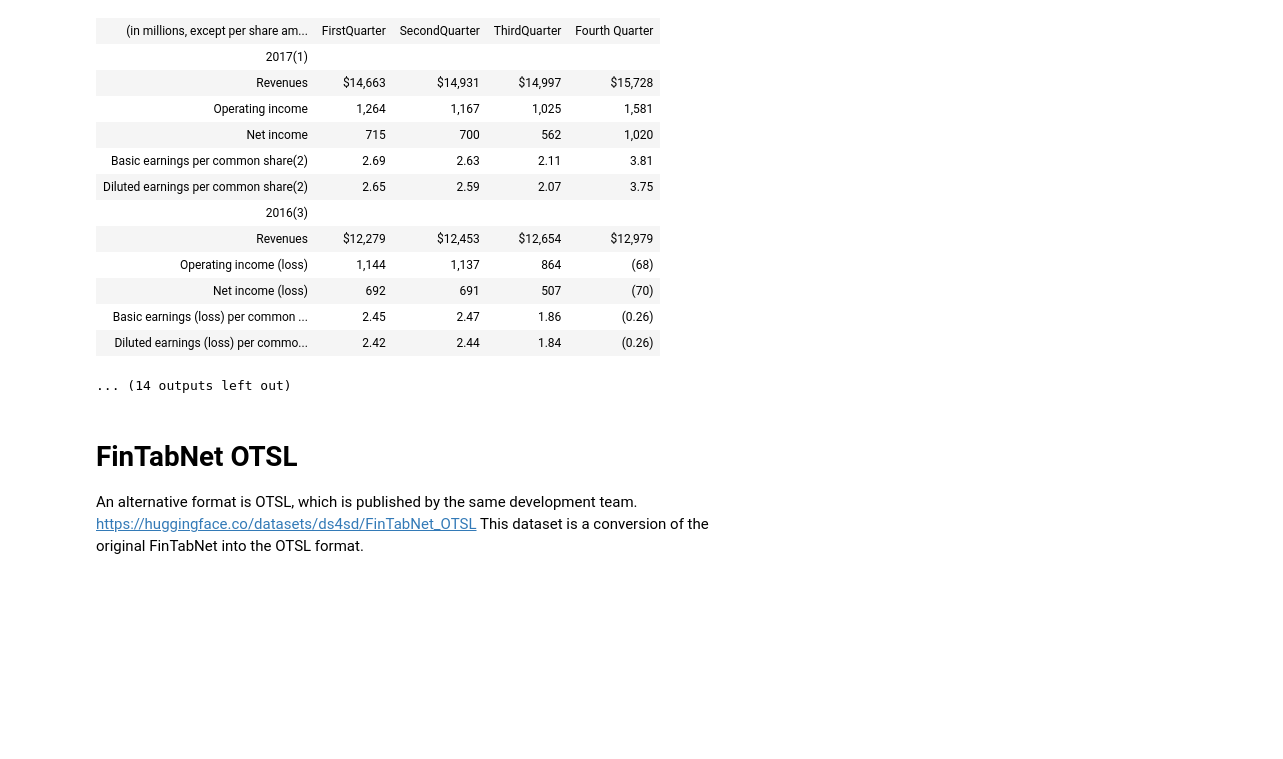
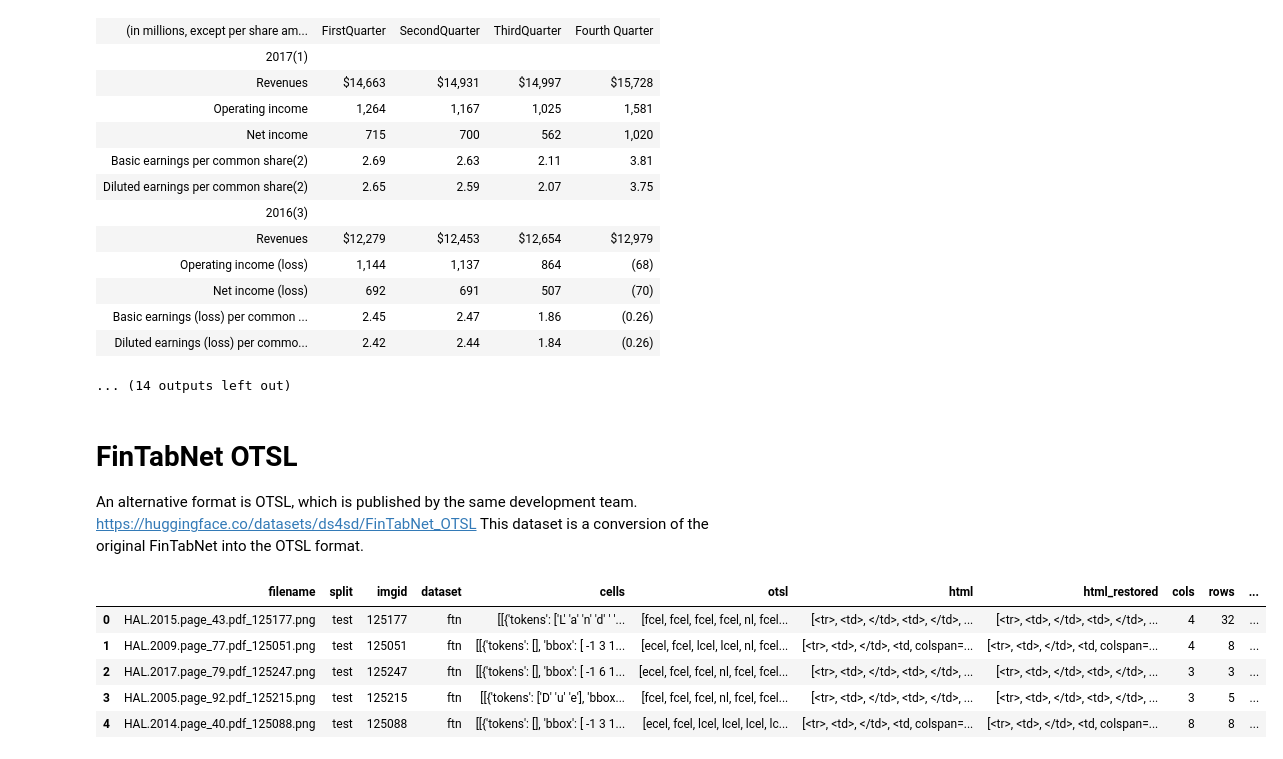
Before and after one commit to alan-turing-institute/fairness-monitoring, a Jupyter notebook: notebooks/eda-fin-data.ipynb, the cells around one changed output. Cells and saved outputs as stored; diff of their text form; code cells hidden in the pictures; blank space fills up the shorter version.

```diff
--- a/notebooks/eda-fin-data.ipynb
+++ b/notebooks/eda-fin-data.ipynb
@@ -428,3 +497,14 @@ This dataset is a conversion of the original FinTabNet into the OTSL format.
 # %%
 # Load the test dataset to explore the data (even the smaller split is 300MB)
 dataset = load_dataset("ds4sd/FinTabNet_OTSL", split="test") # Approximate size: 300MB
+# %%
+df = dataset.to_pandas()
+# %%
+df.head()
+# %% [output]
+|  | filename | split | imgid | dataset | cells | otsl | html | html_restored | cols | rows | ... |
+| 0 | HAL.2015.page_43.pdf_125177.png | test | 125177 | ftn | [[{'tokens': ['L' 'a' 'n' 'd' ' '... | [fcel, fcel, fcel, fcel, nl, fcel... | [<tr>, <td>, </td>, <td>, </td>, ... | [<tr>, <td>, </td>, <td>, </td>, ... | 4 | 32 | ... |
+| 1 | HAL.2009.page_77.pdf_125051.png | test | 125051 | ftn | [[{'tokens': [], 'bbox': [ -1 3 1... | [ecel, fcel, lcel, lcel, nl, fcel... | [<tr>, <td>, </td>, <td, colspan=... | [<tr>, <td>, </td>, <td, colspan=... | 4 | 8 | ... |
+| 2 | HAL.2017.page_79.pdf_125247.png | test | 125247 | ftn | [[{'tokens': [], 'bbox': [ -1 6 1... | [ecel, fcel, fcel, nl, fcel, fcel... | [<tr>, <td>, </td>, <td>, </td>, ... | [<tr>, <td>, </td>, <td>, </td>, ... | 3 | 3 | ... |
+| 3 | HAL.2005.page_92.pdf_125215.png | test | 125215 | ftn | [[{'tokens': ['D' 'u' 'e'], 'bbox... | [fcel, fcel, fcel, nl, fcel, fcel... | [<tr>, <td>, </td>, <td>, </td>, ... | [<tr>, <td>, </td>, <td>, </td>, ... | 3 | 5 | ... |
+| 4 | HAL.2014.page_40.pdf_125088.png | test | 125088 | ftn | [[{'tokens': [], 'bbox': [ -1 3 1... | [ecel, fcel, lcel, lcel, lcel, lc... | [<tr>, <td>, </td>, <td, colspan=... | [<tr>, <td>, </td>, <td, colspan=... | 8 | 8 | ... |
```
Also changed, not shown: parts of 12 cells of this notebook, 5 other files.
